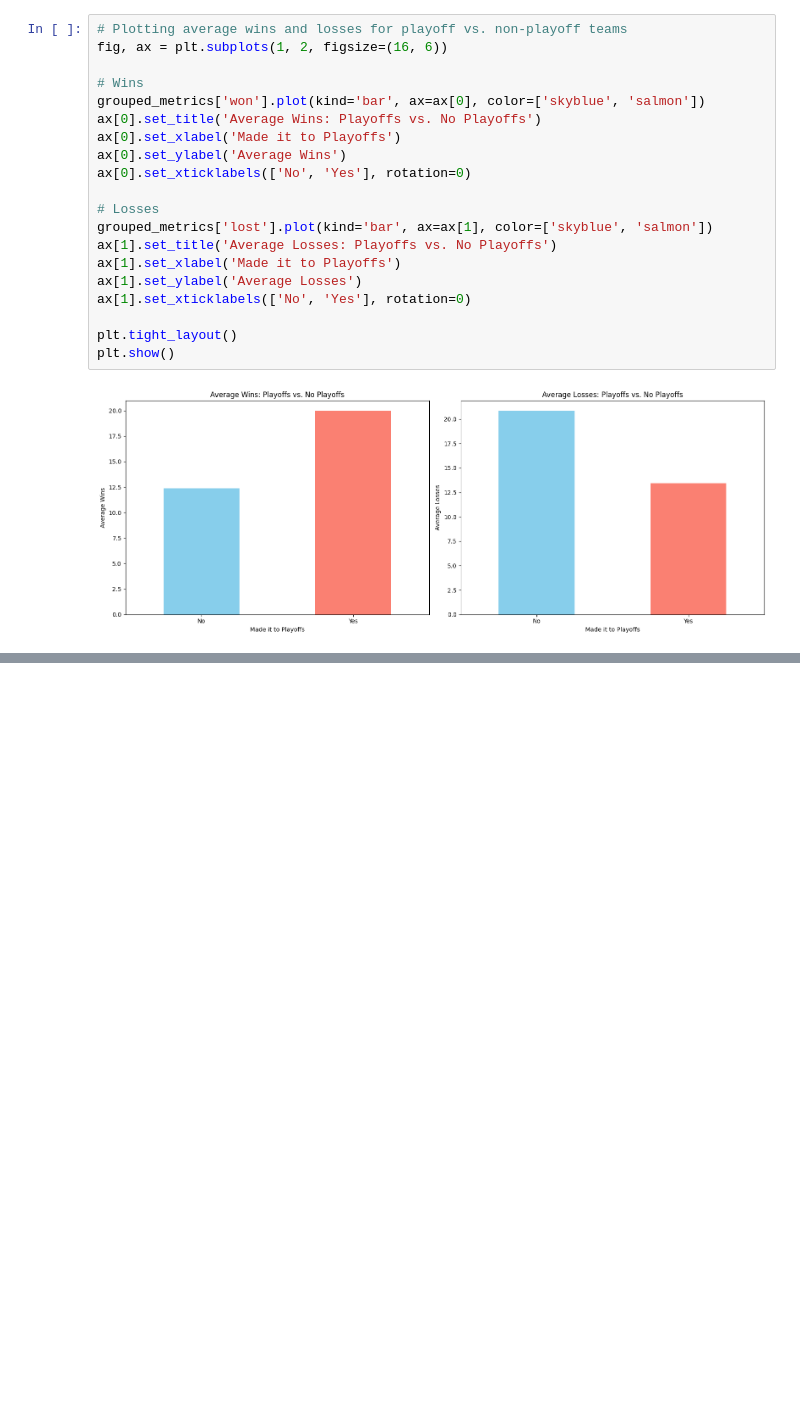
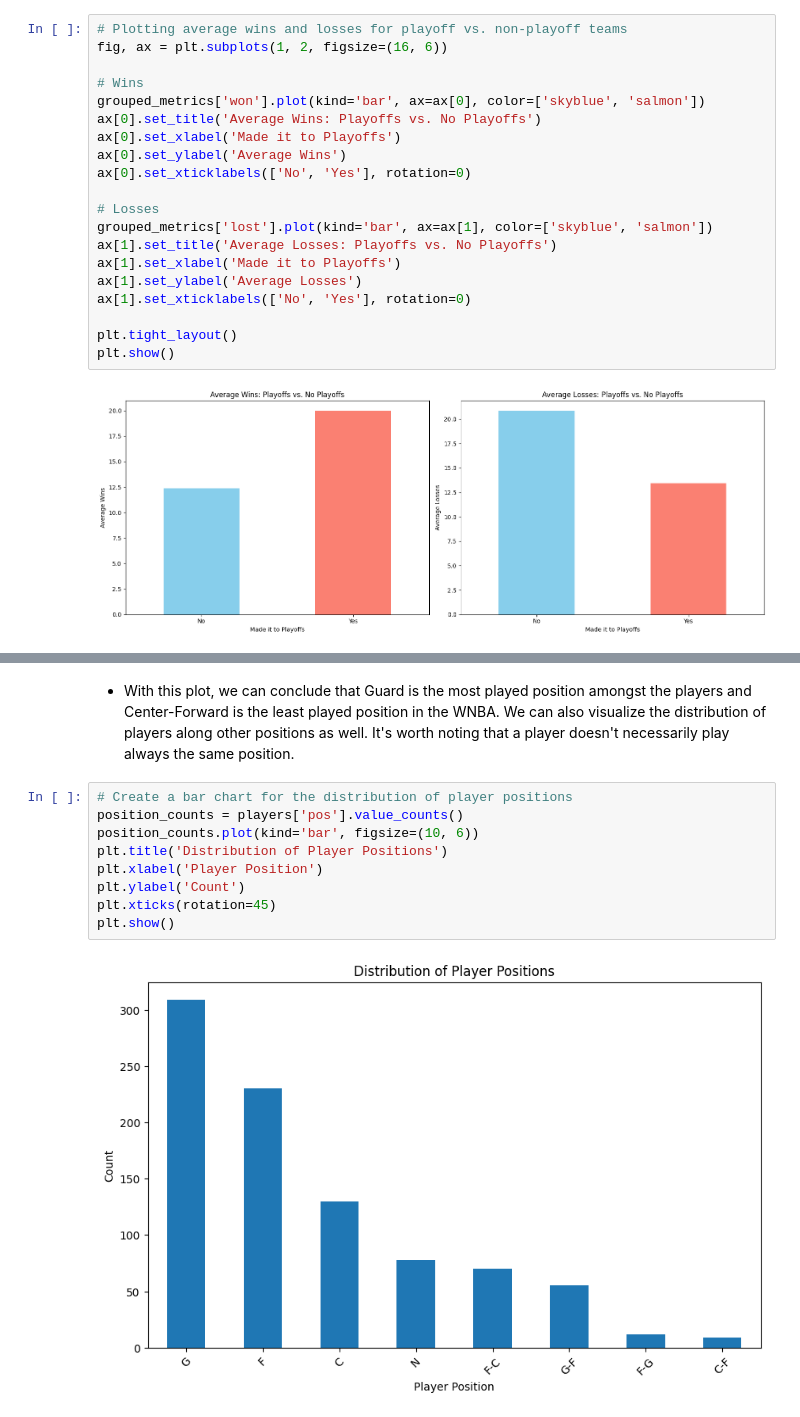
Before and after one commit to Pedro-CAB/AC-Project, a Jupyter notebook: data_analysis.ipynb, the cells around one changed output, grey strips where cells are left out. Drawn from its saved outputs; the diff is of its cells as text; blank space fills up the shorter version.

Commit message:
More Plots on Players, Teams and Coaches

```diff
--- a/data_analysis.ipynb
+++ b/data_analysis.ipynb
@@ -722,0 +735,13 @@ NameError: name 'sns' is not defined
+# %% [markdown]
+- With this plot, we can conclude that Guard is the most played position amongst the players and Center-Forward is the least played position in the WNBA. We can also visualize the distribution of players along other positions as well. It's worth noting that a player doesn't necessarily play always the same position.
+# %%
+# Create a bar chart for the distribution of player positions
+position_counts = players['pos'].value_counts()
+position_counts.plot(kind='bar', figsize=(10, 6))
+plt.title('Distribution of Player Positions')
+plt.xlabel('Player Position')
+plt.ylabel('Count')
+plt.xticks(rotation=45)
+plt.show()
+# %% [output]
+[figure, added]
```
Also changed, not shown: parts of 15 cells of this notebook.
